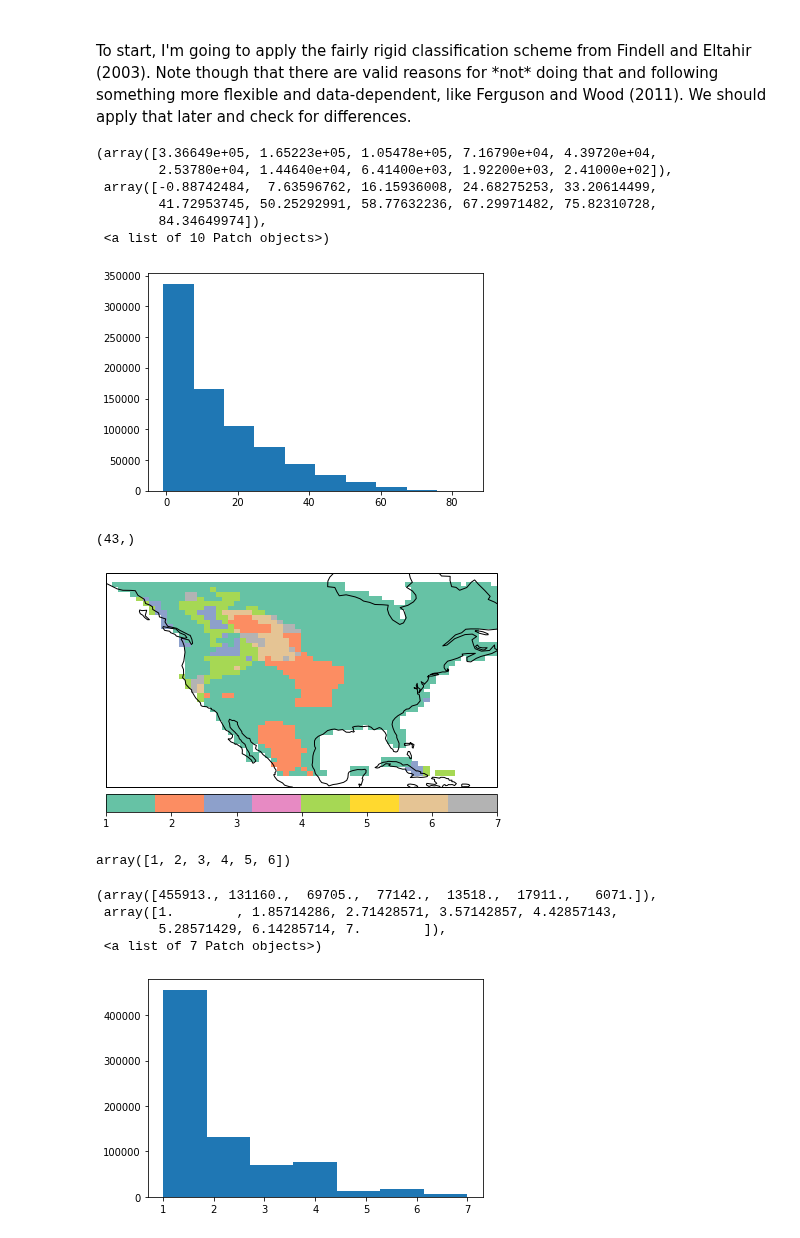
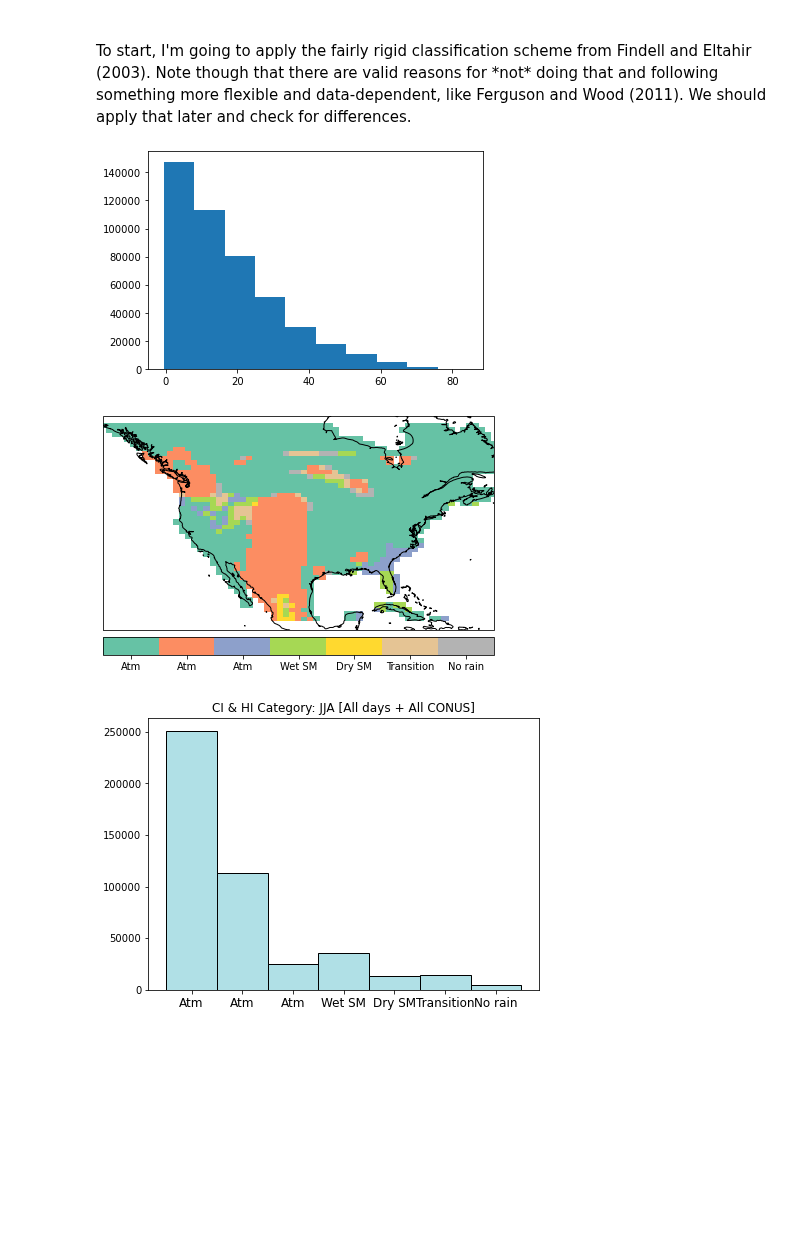
Before and after one commit to megandevlan/Coupling_CAM6CLM5, a Jupyter notebook: CTP-HI_low_CONUS.ipynb, the cells around one changed output. Drawn from its saved outputs; the diff is of its cells as text; code cells hidden in the pictures; blank space fills up the shorter version.

```diff
--- a/CTP-HI_low_CONUS.ipynb
+++ b/CTP-HI_low_CONUS.ipynb
@@ -203,6 +207,9 @@ iLon = np.where((data.lon.values>=np.min(ds_utc12.lon.values)) & (data.lon.value
 
 landMask_sel = landMask[iLat,:]
 landMask_sel = landMask_sel[:,iLon]
+
+CTP_jja = CTP_jja*landMask_sel
+HI_jja  = HI_jja*landMask_sel
 # %% [markdown]
 <br>
 To start, I'm going to apply the fairly rigid classification scheme from Findell and Eltahir (2003). Note though that there are valid reasons for *not* doing that and following something more flexible and data-dependent, like Ferguson and Wood (2011). We should apply that later and check for differences.
@@ -218,13 +225,7 @@ plt.show()
 
 # And that distribution looks quite reasonable! See FE03_part2 Fig. 4 for example.
 # %% [output]
-(array([3.36649e+05, 1.65223e+05, 1.05478e+05, 7.16790e+04, 4.39720e+04,
-        2.53780e+04, 1.44640e+04, 6.41400e+03, 1.92200e+03, 2.41000e+02]),
- array([-0.88742484,  7.63596762, 16.15936008, 24.68275253, 33.20614499,
-        41.72953745, 50.25292991, 58.77632236, 67.29971482, 75.82310728,
-        84.34649974]),
- <a list of 10 Patch objects>)
-[figure, old version]
+[figure, new version]
 # %%
 # Going to make a key for classification:
 #  1 -- Atmospherically controlled (too stable for rain)
@@ -269,12 +270,13 @@ for iT in range(nTime):
             # Add a catch-other regions option (ruh-roh section)
             else:
                 regime_jja[iT,iLat,iLon] = 8
+
+regime_jja = regime_jja*landMask_sel
-# %%
-np.shape(ds_utc12.lat)
-# %% [output]
-(43,)
+# %%
+# Define array of labels for each category
+labels = ['Atm', 'Atm', 'Atm','Wet SM', 'Dry SM','Transition','No rain']
 # %%
-# Set up figure
+# Set up figure to plot a map of regime (choose a random day)
 fig, ax1 = plt.subplots(1,1, figsize=(7, 5),
                         facecolor='w', edgecolor='k',
                         subplot_kw={'projection':ccrs.PlateCarree()})
@@ -282,30 +284,35 @@ fig, ax1 = plt.subplots(1,1, figsize=(7, 5),
 # Set US extent
 ax1.set_extent([220,300,18,55])
 
-contour_plot = ax1.pcolormesh(ds_utc12.lon,ds_utc12.lat,regime_jja[10,:,:]*landMask_sel,
+cmap = plt.get_cmap('Set2', 7)
+
+contour_plot = ax1.pcolormesh(ds_utc12.lon,ds_utc12.lat,regime_jja[100,:,:],
                                     vmin=1,
-                                    vmax=7,
-                                    cmap='Set2')
+                                    vmax=8,
+                                    cmap=cmap)
 ax1.coastlines()
 # Add colorbar
 ax_position = ax1.get_position()
 cbar_ax     = fig.add_axes([ax_position.x0, ax_position.y0-0.07, ax_position.width, 0.05])
 cbar        = plt.colorbar(contour_plot, orientation='horizontal', cax=cbar_ax)
+cbar.set_ticks(np.linspace(1.5,7.5,7))
+cbar.set_ticklabels(labels)
 # %% [output]
-[figure, old version]
+[figure, new version]
-# %%
-labels
-# %% [output]
-array([1, 2, 3, 4, 5, 6])
 # %%
-# Histogram of all gridcells
+# Histogram of all gridcells and all days
 
 fig, ax1 = plt.subplots(1,1, figsize=(7, 5))
 
-ax1.hist(regime_jja.reshape([nTime*nLat*nLon, 1]), bins=7)
+ax1.hist(regime_jja.reshape([nTime*nLat*nLon, 1]), bins=[1,2,3,4,5,6,7,8],
+         align='left',
+         edgecolor='k',
+         color = 'powderblue')
+
+ax1.set_title('CI & HI Category: JJA [All days + All CONUS]')
+
+ax1.set_xticks(np.arange(1,8))
+ax1.set_xticklabels(labels,fontsize=12)
+plt.show()
 # %% [output]
-(array([455913., 131160.,  69705.,  77142.,  13518.,  17911.,   6071.]),
- array([1.        , 1.85714286, 2.71428571, 3.57142857, 4.42857143,
-        5.28571429, 6.14285714, 7.        ]),
- <a list of 7 Patch objects>)
-[figure, old version]
+[figure, new version]
```
Also changed, not shown: parts of 12 cells of this notebook.
